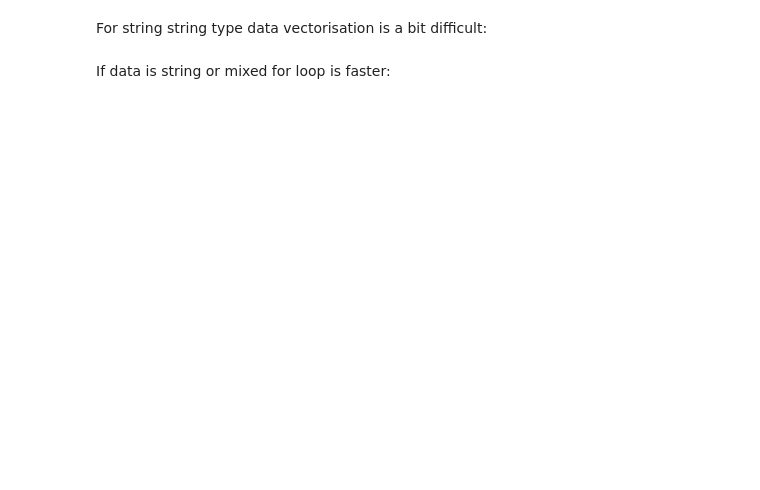
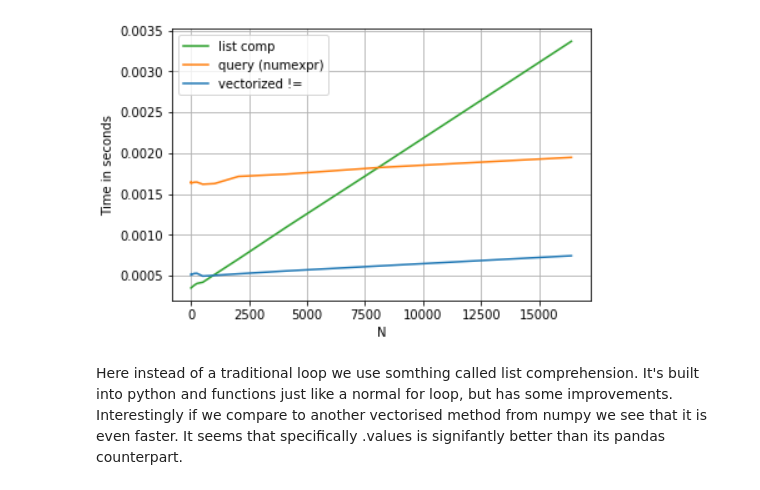
Before and after one commit to kraikisto/CERN_LEP_Z_boson, a Jupyter notebook: pandas_speed.ipynb, the cells around one changed output. Drawn from its saved outputs; the diff is of its cells as text; code cells hidden in the pictures; blank space fills up the shorter version.

```diff
--- a/pandas_speed.ipynb
+++ b/pandas_speed.ipynb
@@ -10,7 +10,6 @@ dataset[[x != y for x, y in zip(dataset.PT1, dataset.PT2)]] #normal for loop (li
-# %% [markdown]
-
-
-
-For string string type data vectorisation is a bit difficult:
-# %% [markdown]
-If data is string or mixed for loop is faster:
+# %%
+display.Image("https://raw.githubusercontent.com/kraikisto/CERN_LEP_Z_boson/main/comparison.png")
+# %% [output]
+[figure, added]
+# %% [markdown]
+Here instead of a traditional loop we use somthing called list comprehension. It's built into python and functions just like a normal for loop, but has some improvements. Interestingly if we compare to another vectorised method from numpy we see that it is even faster. It seems that specifically .values is signifantly better than its pandas counterpart.
```
Also changed, not shown: parts of 16 cells of this notebook.
